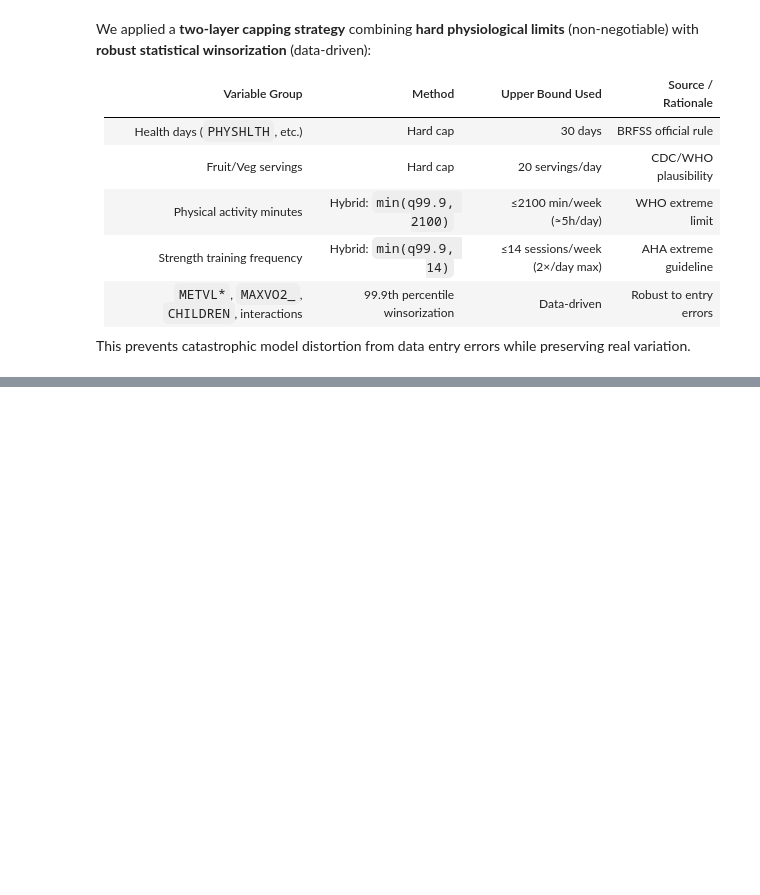
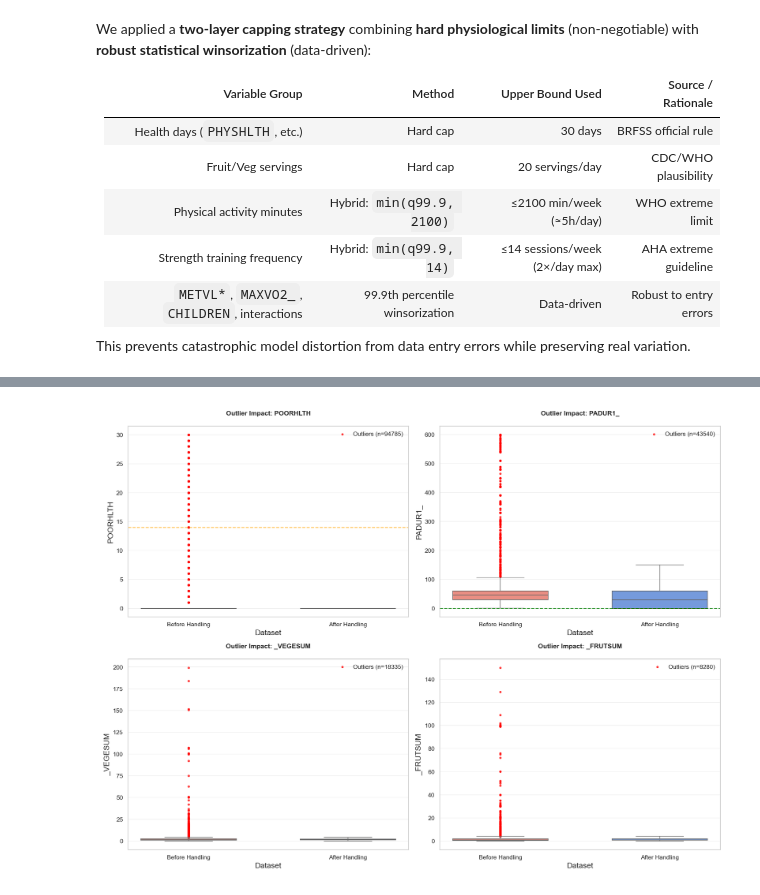
Before and after one commit to thuhang012/DataPrepPrj, a Jupyter notebook: notebooks/04_feature_engineering.ipynb, the cells around one changed output, grey strips where cells are left out. Cells and saved outputs as stored; diff of their text form; code cells hidden in the pictures; blank space fills up the shorter version.

```diff
--- a/notebooks/04_feature_engineering.ipynb
+++ b/notebooks/04_feature_engineering.ipynb
@@ -1242,0 +1471,79 @@ Final clean shape: 437,514 × 138 columns
+# %%
+def plot_outlier_impact(df_before, df_after, numeric_vars=None):
+    """Visualize outlier handling impact with box plots"""
+    if numeric_vars is None:
+        # Auto-detect numeric variables
+        numeric_vars = df_before.select_dtypes(include=['int64', 'float64']).columns.tolist()
+        # Focus on key clinical variables
+        key_numeric = ['POORHLTH', 'PADUR1_', 'AGE', '_VEGESUM', '_FRUTSUM']
+        numeric_vars = [v for v in key_numeric if v in numeric_vars]
+
+    if not numeric_vars:
+        print("No numeric variables available for outlier analysis")
+        return
+
+    n_vars = len(numeric_vars)
+    n_cols = 2
+    n_rows = (n_vars + n_cols - 1) // n_cols
+
+    fig, axes = plt.subplots(n_rows, n_cols, figsize=(16, 6 * n_rows))
+    axes = axes.flatten() if n_vars > 1 else [axes]
+
+    for i, var in enumerate(numeric_vars):
+        ax = axes[i]
+
+        # Create comparison data
+        comparison_df = pd.DataFrame({
+            'Value': pd.concat([df_before[var], df_after[var]]),
+            'Dataset': ['Before Handling'] * len(df_before) + ['After Handling'] * len(df_after)
+        }).dropna(subset=['Value'])
+
+        # Box plot with individual points for outliers
+        sns.boxplot(
+            data=comparison_df, x='Dataset', y='Value',
+            palette=['salmon', 'cornflowerblue'],
+            width=0.6, showfliers=False, ax=ax
+        )
+
+        # Add individual points for outliers (before handling only)
+        before_outliers = df_before[var][df_before[var].notna()]
+        if len(before_outliers) > 0:
+            # Calculate IQR for outlier detection
+            Q1 = before_outliers.quantile(0.25)
+            Q3 = before_outliers.quantile(0.75)
+            IQR = Q3 - Q1
+            lower_bound = Q1 - 1.5 * IQR
+            upper_bound = Q3 + 1.5 * IQR
+
+            # Identify outliers
+            outliers = before_outliers[(before_outliers < lower_bound) | (before_outliers > upper_bound)]
+
+            if len(outliers) > 0:
+                ax.scatter(
+                    [0] * len(outliers), outliers,
+                    color='red', alpha=0.7, s=10,
+                    label=f'Outliers (n={len(outliers)})'
+                )
+
+        ax.set_title(f'Outlier Impact: {var}', fontsize=12, fontweight='bold')
+        ax.set_xlabel('Dataset')
+        ax.set_ylabel(var)
+        ax.legend()
+        ax.grid(axis='y', alpha=0.3)
+
+        # Add clinical context annotations
+        if var == 'PADUR1_':
+            ax.axhline(y=0, color='green', linestyle='--', alpha=0.7, label='Sedentary (0 mins)')
+        elif var == 'POORHLTH':
+            ax.axhline(y=14, color='orange', linestyle='--', alpha=0.7, label='High Impact (14+ days)')
+
+    # Remove empty subplots
+    for j in range(i+1, len(axes)):
+        fig.delaxes(axes[j])
+
+    plt.tight_layout()
+    plt.savefig('outlier_impact.png', dpi=300, bbox_inches='tight')
+    plt.show()
+plot_outlier_impact(df_fe, df_final)
+# %% [output]
+[figure, added]
```
Also changed, not shown: parts of 30 cells of this notebook.
